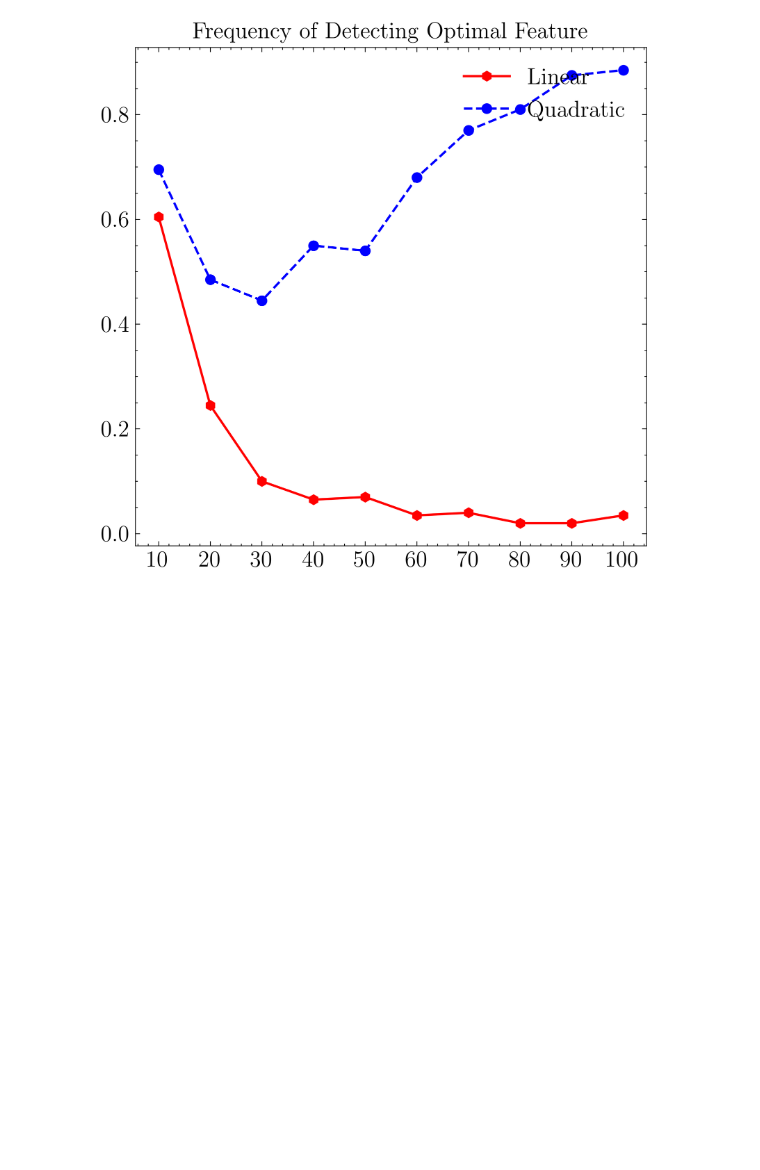
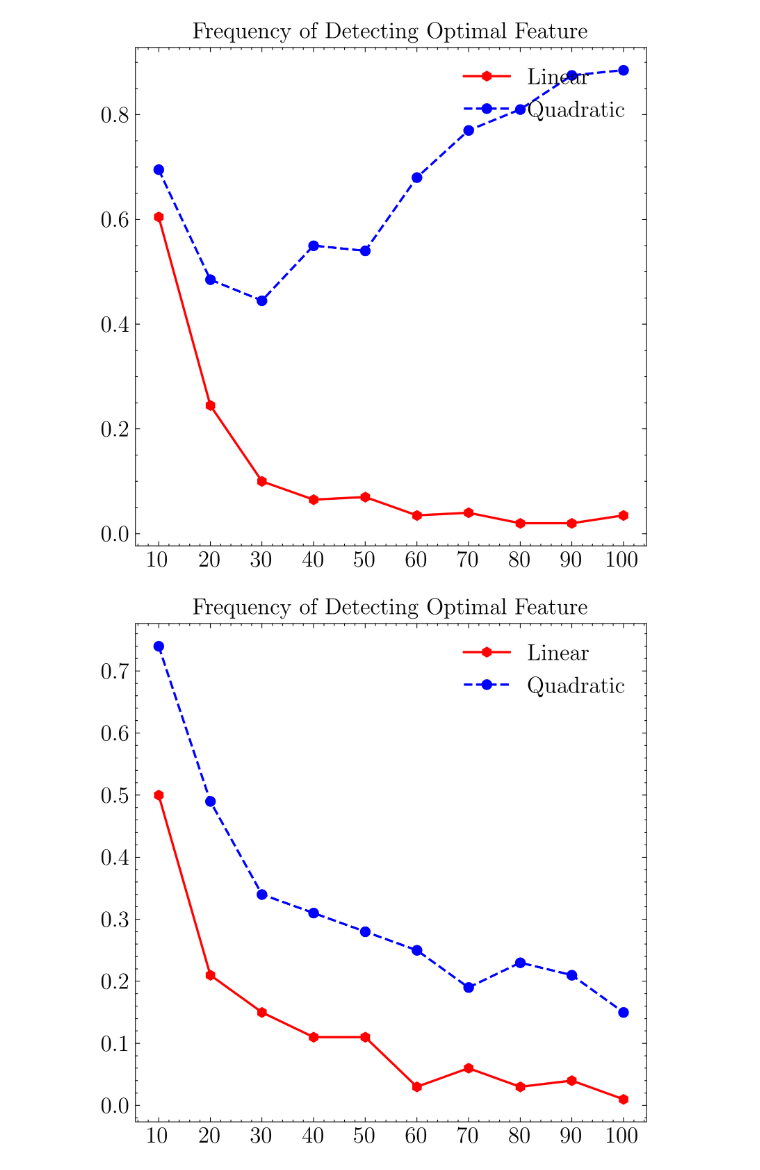
Before and after one commit to WalterBabyRudin/MMD_Optimization, a Jupyter notebook: OT_basic.ipynb, the cells around one changed output. Saved outputs shown, nothing was run; the diff lists cells and outputs as text; code cells hidden in the pictures; blank space fills up the shorter version.

```diff
--- a/OT_basic.ipynb
+++ b/OT_basic.ipynb
@@ -184,3 +184,28 @@ axes.set_title(r'Frequency of Detecting Optimal Feature',fontsize=15)
 plt.savefig('plt_fre_linear_quad.pdf',bbox_inches='tight')
 # %% [output]
 [figure]
+# %%
+counter_linear = np.load("counter_linear_laplace.npy")
+counter_quadratic = np.load("counter_quadratic_laplace.npy")
+
+
+d_hist = [10, 20, 30, 40, 50, 60, 70, 80, 90, 100]
+L_d_hist = len(d_hist)
+
+fig, axes = plt.subplots(figsize=(6,6))
+plt.style.use(['science','ieee'])
+
+axes.plot(d_hist, counter_linear/100, label=r'Linear',
+            linestyle = '-', marker = 'h', color='red',ms=6,linewidth=1.5)
+axes.plot(d_hist, counter_quadratic/100, label=r'Quadratic',
+            linestyle = '--', marker = 'o', color='blue',ms=6,linewidth=1.5)
+
+axes.set_xticks(d_hist)
+axes.set_xticklabels([10, 20, 30, 40, 50, 60, 70, 80, 90, 100],fontsize=15)
+plt.yticks(fontsize=15)
+axes.legend(loc="upper right",fontsize=15)
+
+axes.set_title(r'Frequency of Detecting Optimal Feature',fontsize=15)
+plt.savefig('plt_fre_linear_quad_laplace.pdf',bbox_inches='tight')
+# %% [output]
+[figure, added]
```
Also changed, not shown: 6 other files.
